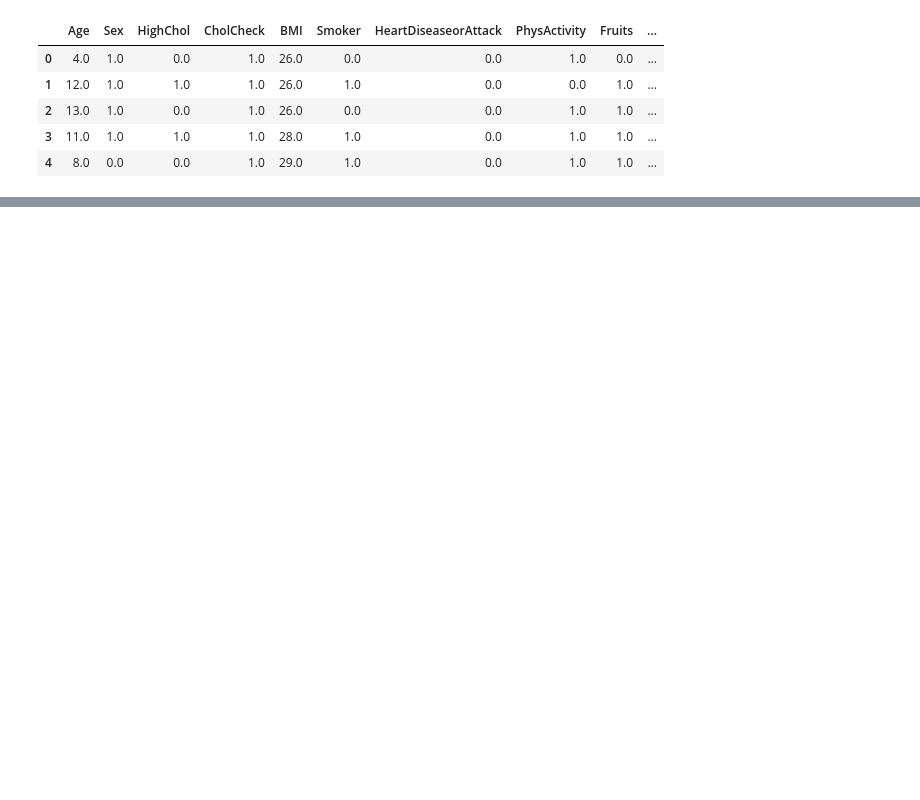
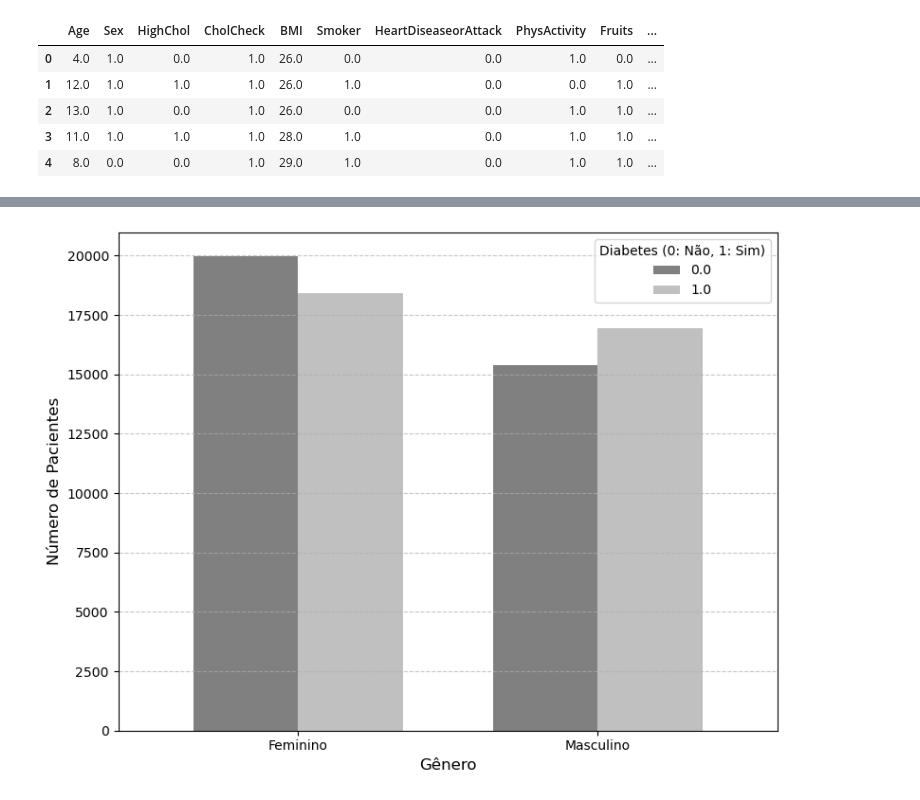
Before and after one commit to EduardoGrillo/Correlacao_De_Matriz, a Jupyter notebook: diabetes.ipynb, the cells around one changed output, grey strips where cells are left out. Drawn from its saved outputs; the diff is of its cells as text; code cells hidden in the pictures; blank space fills up the shorter version.

```diff
--- a/diabetes.ipynb
+++ b/diabetes.ipynb
@@ -126,0 +144,19 @@ plt.show()
+# %%
+diabetes_sex_data = data.groupby(['Sex', 'Diabetes']).size().unstack()
+
+fig, ax = plt.subplots(figsize=(8, 6))
+
+diabetes_sex_data.plot(kind='bar', ax=ax, color=['#808080', '#C0C0C0'], width=0.7)
+
+ax.set_xlabel('Gênero', fontsize=12)
+ax.set_ylabel('Número de Pacientes', fontsize=12)
+ax.legend(title='Diabetes (0: Não, 1: Sim)', fontsize=10)
+ax.set_xticks([0, 1])
+ax.set_xticklabels(['Feminino', 'Masculino'], rotation=0)
+ax.grid(axis='y', linestyle='--', alpha=0.7)
+
+plt.tight_layout()
+
+plt.show()
+# %% [output]
+[figure, added]
```
Also changed, not shown: parts of 5 cells of this notebook, 2 other files.
